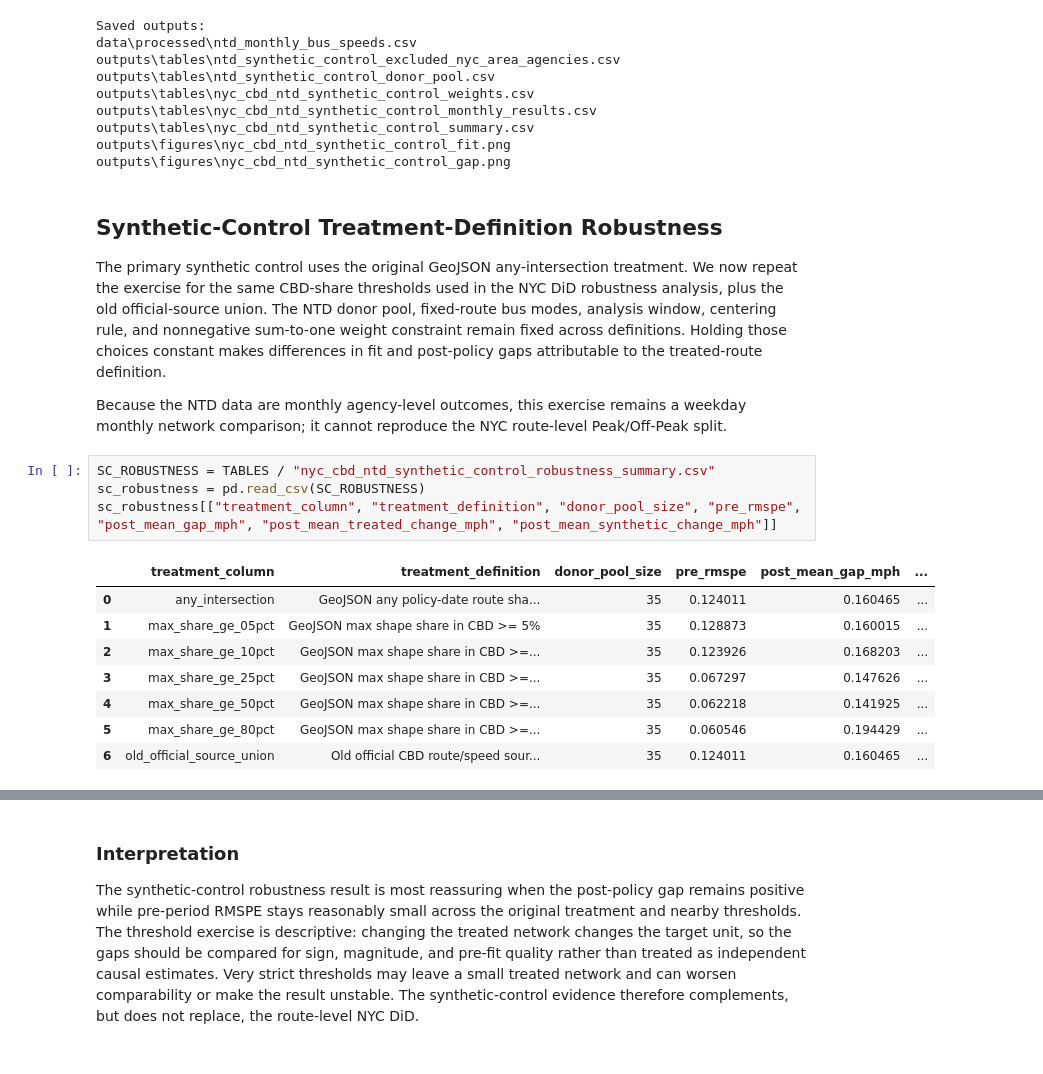
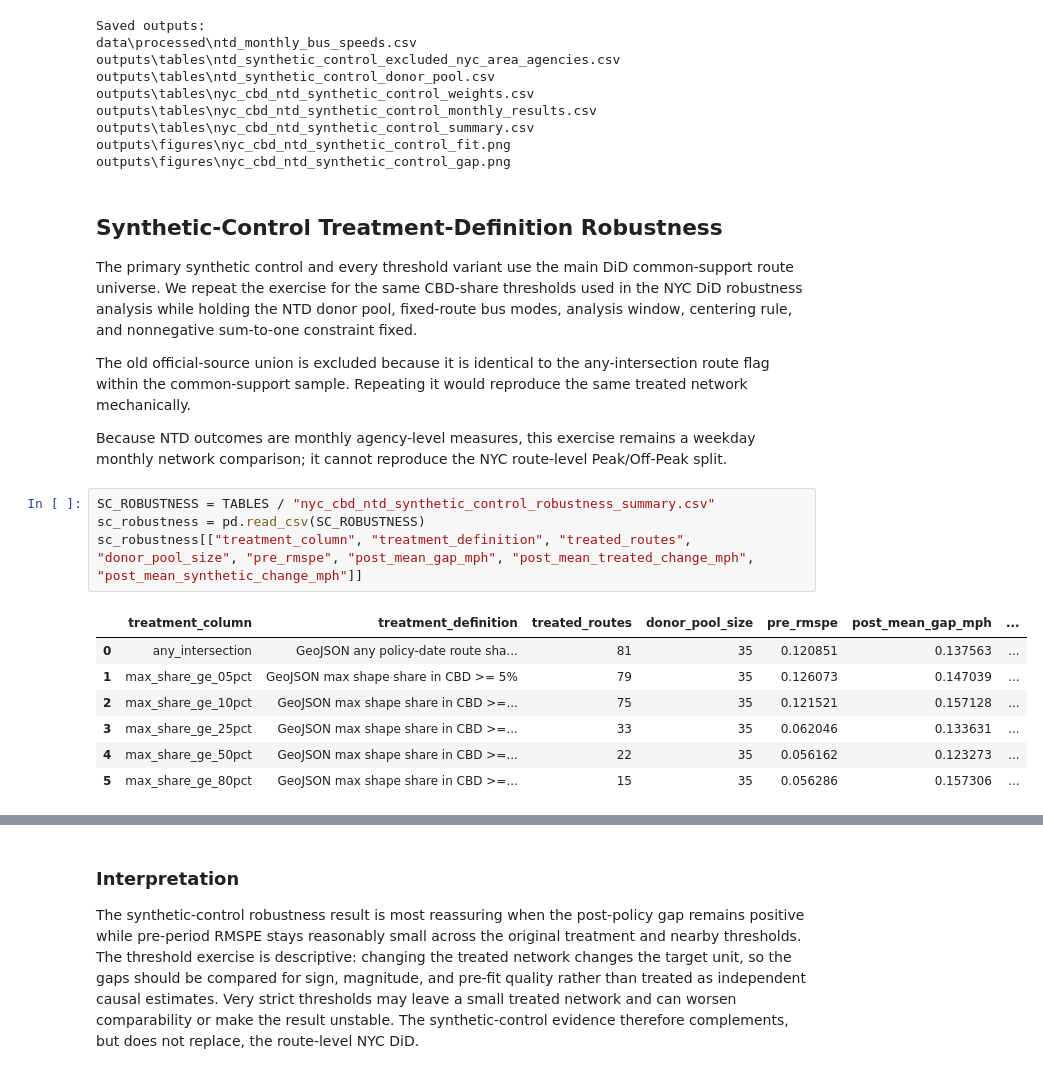
Before and after one commit to afedida261/MTA_CBD_CI, a Jupyter notebook: notebooks/nyc_cbd_ntd_synthetic_control.ipynb, the cells around one changed output, grey strips where cells are left out. Drawn from its saved outputs; the diff is of its cells as text.

```diff
--- a/notebooks/nyc_cbd_ntd_synthetic_control.ipynb
+++ b/notebooks/nyc_cbd_ntd_synthetic_control.ipynb
@@ -494,22 +495,23 @@ outputs\figures\nyc_cbd_ntd_synthetic_control_gap.png
 # %% [markdown]
 ## Synthetic-Control Treatment-Definition Robustness
 
-The primary synthetic control uses the original GeoJSON any-intersection treatment. We now repeat the exercise for the same CBD-share thresholds used in the NYC DiD robustness analysis, plus the old official-source union. The NTD donor pool, fixed-route bus modes, analysis window, centering rule, and nonnegative sum-to-one weight constraint remain fixed across definitions. Holding those choices constant makes differences in fit and post-policy gaps attributable to the treated-route definition.
+The primary synthetic control and every threshold variant use the main DiD common-support route universe. We repeat the exercise for the same CBD-share thresholds used in the NYC DiD robustness analysis while holding the NTD donor pool, fixed-route bus modes, analysis window, centering rule, and nonnegative sum-to-one constraint fixed.
 
-Because the NTD data are monthly agency-level outcomes, this exercise remains a weekday monthly network comparison; it cannot reproduce the NYC route-level Peak/Off-Peak split.
+The old official-source union is excluded because it is identical to the any-intersection route flag within the common-support sample. Repeating it would reproduce the same treated network mechanically.
+
+Because NTD outcomes are monthly agency-level measures, this exercise remains a weekday monthly network comparison; it cannot reproduce the NYC route-level Peak/Off-Peak split.
 # %%
 SC_ROBUSTNESS = TABLES / "nyc_cbd_ntd_synthetic_control_robustness_summary.csv"
 sc_robustness = pd.read_csv(SC_ROBUSTNESS)
-sc_robustness[["treatment_column", "treatment_definition", "donor_pool_size", "pre_rmspe", "post_mean_gap_mph", "post_mean_treated_change_mph", "post_mean_synthetic_change_mph"]]
+sc_robustness[["treatment_column", "treatment_definition", "treated_routes", "donor_pool_size", "pre_rmspe", "post_mean_gap_mph", "post_mean_treated_change_mph", "post_mean_synthetic_change_mph"]]
 # %% [output]
-|  | treatment_column | treatment_definition | donor_pool_size | pre_rmspe | post_mean_gap_mph | ... |
-| 0 | any_intersection | GeoJSON any policy-date route sha... | 35 | 0.124011 | 0.160465 | ... |
-| 1 | max_share_ge_05pct | GeoJSON max shape share in CBD >= 5% | 35 | 0.128873 | 0.160015 | ... |
-| 2 | max_share_ge_10pct | GeoJSON max shape share in CBD >=... | 35 | 0.123926 | 0.168203 | ... |
-| 3 | max_share_ge_25pct | GeoJSON max shape share in CBD >=... | 35 | 0.067297 | 0.147626 | ... |
-| 4 | max_share_ge_50pct | GeoJSON max shape share in CBD >=... | 35 | 0.062218 | 0.141925 | ... |
-| 5 | max_share_ge_80pct | GeoJSON max shape share in CBD >=... | 35 | 0.060546 | 0.194429 | ... |
-| 6 | old_official_source_union | Old official CBD route/speed sour... | 35 | 0.124011 | 0.160465 | ... |
+|  | treatment_column | treatment_definition | treated_routes | donor_pool_size | pre_rmspe | post_mean_gap_mph | ... |
+| 0 | any_intersection | GeoJSON any policy-date route sha... | 81 | 35 | 0.120851 | 0.137563 | ... |
+| 1 | max_share_ge_05pct | GeoJSON max shape share in CBD >= 5% | 79 | 35 | 0.126073 | 0.147039 | ... |
+| 2 | max_share_ge_10pct | GeoJSON max shape share in CBD >=... | 75 | 35 | 0.121521 | 0.157128 | ... |
+| 3 | max_share_ge_25pct | GeoJSON max shape share in CBD >=... | 33 | 35 | 0.062046 | 0.133631 | ... |
+| 4 | max_share_ge_50pct | GeoJSON max shape share in CBD >=... | 22 | 35 | 0.056162 | 0.123273 | ... |
+| 5 | max_share_ge_80pct | GeoJSON max shape share in CBD >=... | 15 | 35 | 0.056286 | 0.157306 | ... |
 # %%
 sc_plot = sc_robustness.copy()
 sc_plot["label"] = sc_plot["treatment_column"].map({
```
Also changed, not shown: parts of 9 cells of this notebook, 29 other files.
